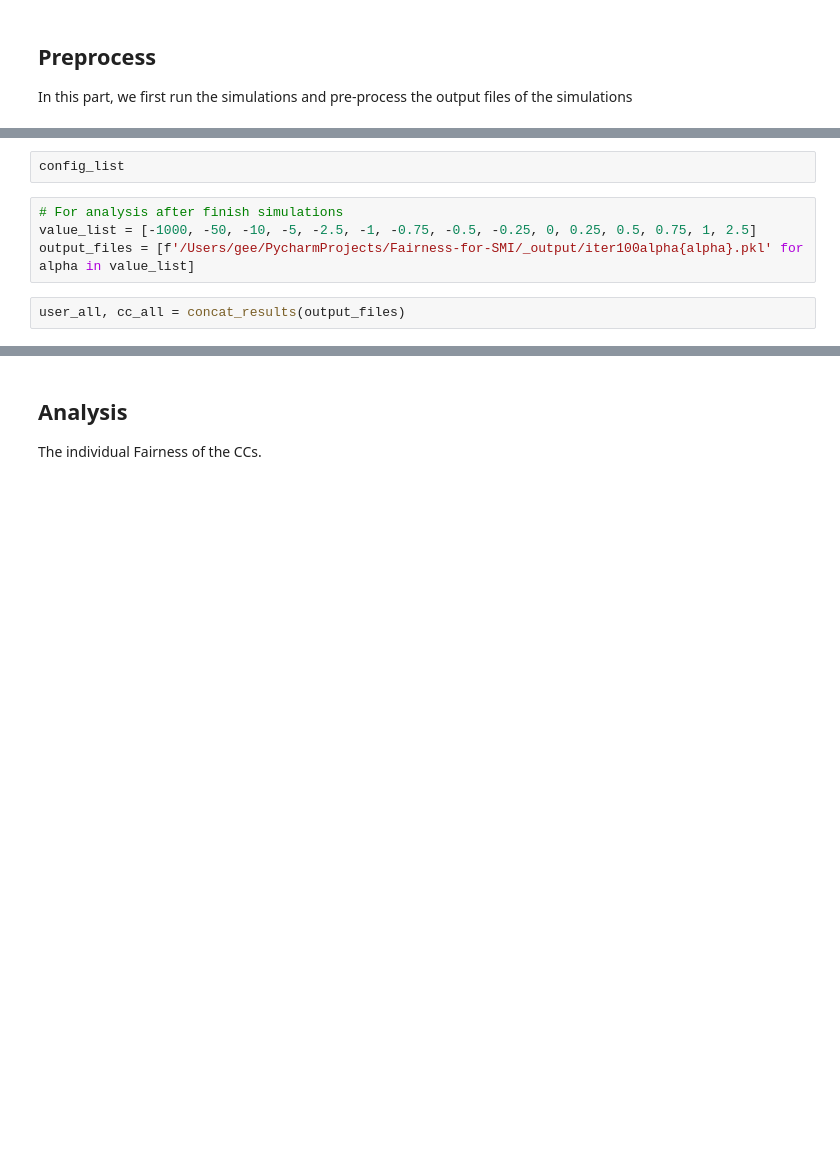
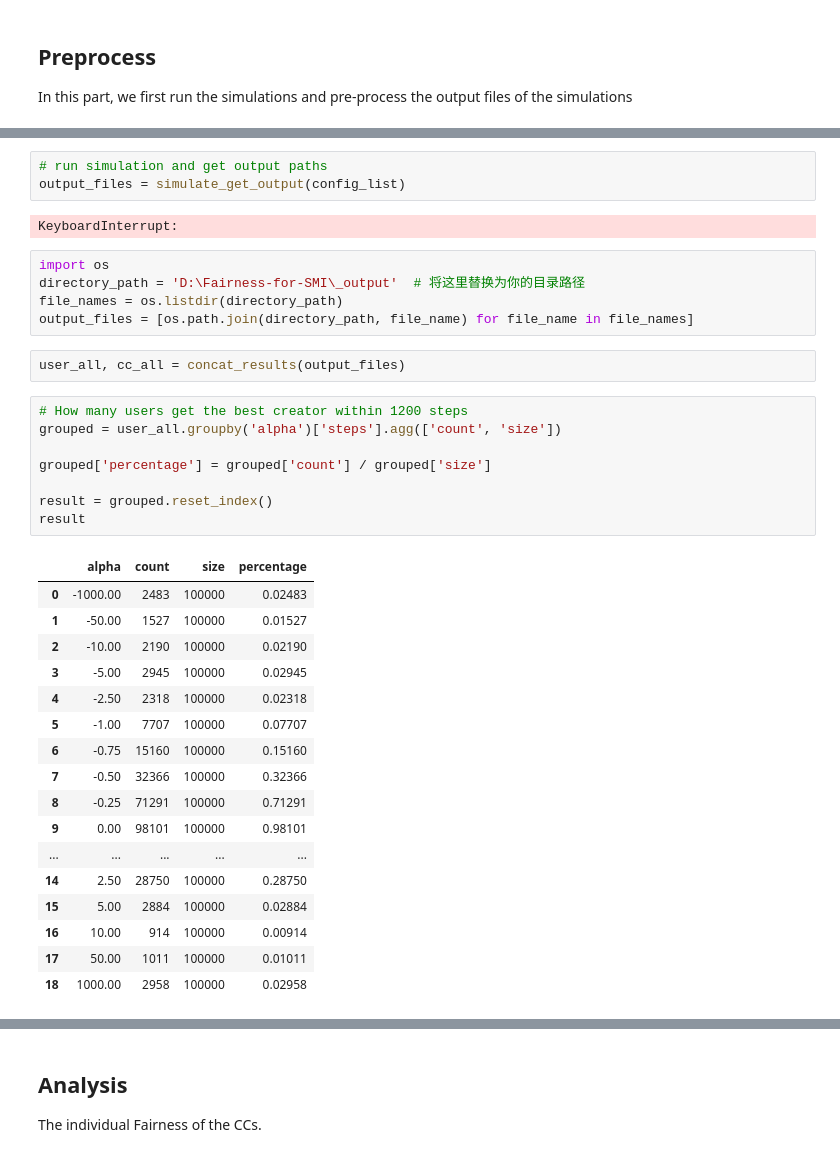
Before and after one commit to gee-siqi/Fairness-for-SMI, a Jupyter notebook: script/data_analysis.ipynb, the cells around one changed output, grey strips where cells are left out. Drawn from its saved outputs; the diff is of its cells as text; blank space fills up the shorter version.

```diff
--- a/script/data_analysis.ipynb
+++ b/script/data_analysis.ipynb
@@ -112,8 +123,38 @@ output_files = simulate_get_output(config_list)
-# %%
-config_list
-# %%
-# For analysis after finish simulations
-value_list = [-1000, -50, -10, -5, -2.5, -1, -0.75, -0.5, -0.25, 0, 0.25, 0.5, 0.75, 1, 2.5]
-output_files = [f'/Users/gee/PycharmProjects/Fairness-for-SMI/_output/iter100alpha{alpha}.pkl' for alpha in value_list]
+# %%
+# run simulation and get output paths
+output_files = simulate_get_output(config_list)
+# %% [output]
+KeyboardInterrupt:
+# %%
+import os
+directory_path = 'D:\Fairness-for-SMI\_output'  # 将这里替换为你的目录路径
+file_names = os.listdir(directory_path)
+output_files = [os.path.join(directory_path, file_name) for file_name in file_names]
 # %%
 user_all, cc_all = concat_results(output_files)
+# %%
+# How many users get the best creator within 1200 steps
+grouped = user_all.groupby('alpha')['steps'].agg(['count', 'size'])
+
+grouped['percentage'] = grouped['count'] / grouped['size']
+
+result = grouped.reset_index()
+result
+# %% [output]
+|  | alpha | count | size | percentage |
+| 0 | -1000.00 | 2483 | 100000 | 0.02483 |
+| 1 | -50.00 | 1527 | 100000 | 0.01527 |
+| 2 | -10.00 | 2190 | 100000 | 0.02190 |
+| 3 | -5.00 | 2945 | 100000 | 0.02945 |
+| 4 | -2.50 | 2318 | 100000 | 0.02318 |
+| 5 | -1.00 | 7707 | 100000 | 0.07707 |
+| 6 | -0.75 | 15160 | 100000 | 0.15160 |
+| 7 | -0.50 | 32366 | 100000 | 0.32366 |
+| 8 | -0.25 | 71291 | 100000 | 0.71291 |
+| 9 | 0.00 | 98101 | 100000 | 0.98101 |
+| ... | ... | ... | ... | ... |
+| 14 | 2.50 | 28750 | 100000 | 0.28750 |
+| 15 | 5.00 | 2884 | 100000 | 0.02884 |
+| 16 | 10.00 | 914 | 100000 | 0.00914 |
+| 17 | 50.00 | 1011 | 100000 | 0.01011 |
+| 18 | 1000.00 | 2958 | 100000 | 0.02958 |
```
Also changed, not shown: parts of 12 cells of this notebook, 2 other files.
